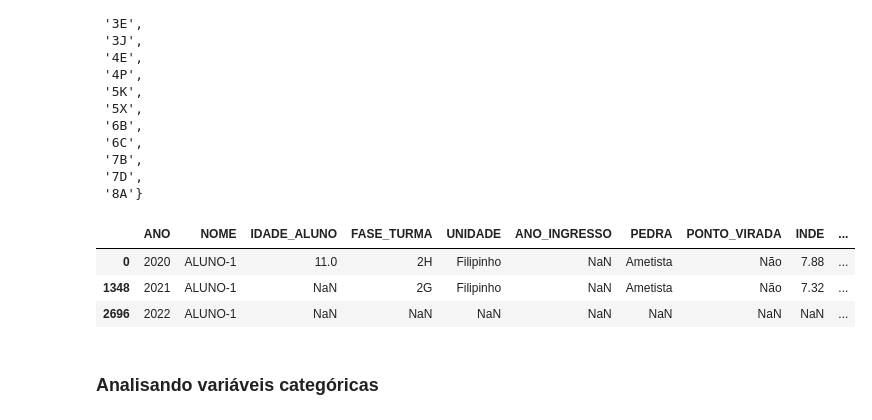
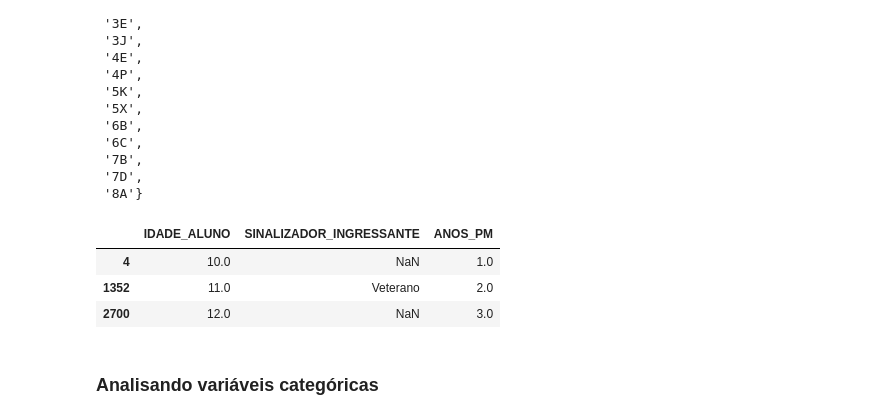
Before and after one commit to jorgeplatero/postech_techchallenge_fase_5, a Jupyter notebook: techchallenge_fase_5.ipynb, the cells around one changed output. Drawn from its saved outputs; the diff is of its cells as text; code cells hidden in the pictures.

```diff
--- a/techchallenge_fase_5.ipynb
+++ b/techchallenge_fase_5.ipynb
@@ -253,7 +253,7 @@ df[df.index == 1258]
 | 1258 | V202 | ALUNO-1259 | D108 | D971 | D207 | D9600 | ... |
 # %%
 #excluindo registro do aluno 1259 (valores inválidos)
-df = df.drop(1258).reset_index()
+df = df.drop(1258).reset_index(drop=True)
 # %%
 df.loc[df['INDE_2021'] == '#NULO!']
 # %% [output]
@@ -385,16 +405,17 @@ df['IDADE_ALUNO_2020'] = df['IDADE_ALUNO_2020'].astype(float)
 #2021
 idade_aluno_2021 = []
 for i in range(len(df['IDADE_ALUNO_2020'])):
-    if df['SINALIZADOR_INGRESSANTE_2021'][i] == 'Veterano':
+    try:
+        df.notnull().iloc[i, 2]
         idade_aluno_2021.append(df['IDADE_ALUNO_2020'][i] + 1)
-    else:
+    except:
         idade_aluno_2021.append(np.nan)
 df['IDADE_ALUNO_2021'] = idade_aluno_2021
 anos_pm_2021 = []
 for i in range(len(df['ANOS_PM_2020'])):
-    if df['SINALIZADOR_INGRESSANTE_2021'][i] == 'Ingressante':
-        anos_pm_2021.append(0)
-    elif df['SINALIZADOR_INGRESSANTE_2021'][i] == np.nan:
+    if df['SINALIZADOR_INGRESSANTE_2021'][i] == 'Ingressante' and df.isnull().iloc[i, 4]:
+        anos_pm_2021.append(1)
+    elif df['SINALIZADOR_INGRESSANTE_2021'][i] == np.nan and df.isnull().iloc[i, 4]:
         anos_pm_2021.append(np.nan)
     else:
         anos_pm_2021.append(df['ANOS_PM_2020'][i] + 1)
@@ -423,20 +444,35 @@ for i in range(len(df['TURMA_2021'])):
         fase_turma_2021.append(f'{df["FASE_2021"][i]}{df["TURMA_2021"][i]}')
     else:
         fase_turma_2021.append(np.nan)
-
 df['FASE_TURMA_2021'] = fase_turma_2021
 df.drop('FASE_2021', axis=1, inplace=True)
 df.drop('TURMA_2021', axis=1, inplace=True)
 
 #2022
-df['ANOS_PM_2022'] =  2022 - df['ANO_INGRESSO_2022']
+anos_pm_2022 = []
+for i in range(len(df['ANOS_PM_2020'])):
+    if df['ANO_INGRESSO_2022'][i] < 2022:
+        anos_pm_2022.append(2022 - df['ANO_INGRESSO_2022'][i])
+    elif df['ANO_INGRESSO_2022'][i] == np.nan:
+        if df.notnull().iloc[i, 4]:
+            if df.notnull().iloc[i, 19]:
+                anos_pm_2022.append(df['ANOS_PM_2021'][i] + 1)
+    elif df.notnull().iloc[i, 39]:
+        anos_pm_2022.append(1)
+    else:
+        anos_pm_2022.append(np.nan)
+
+
+df['ANOS_PM_2022'] = anos_pm_2022
+
 df['INSTITUICAO_ENSINO_ALUNO_2022'] = np.nan
 df['INDE_CONCEITO_2022'] = np.nan
 idade_aluno_2022 = []
 for i in range(len(df['IDADE_ALUNO_2020'])):
-    if df['SINALIZADOR_INGRESSANTE_2021'][i] == 'Veterano':
+    try:
+        df.notnull().iloc[i, 2]
         idade_aluno_2022.append(df['IDADE_ALUNO_2020'][i] + 2)
-    else:
+    except:
         idade_aluno_2022.append(np.nan)
 df['IDADE_ALUNO_2022'] = idade_aluno_2022
 df['DEFASAGEM_2022'] = np.nan
@@ -585,12 +621,12 @@ set(df[df['UNIDADE'].isna() & ~df['FASE_TURMA'].isna()]['FASE_TURMA'])
 # %%
 df.to_csv('dados/pede_passos_dataset_fiap_limpo.csv', index=False)
 # %%
-df[df['NOME'] == 'ALUNO-1']
+df[df['NOME'] == 'ALUNO-5'][['IDADE_ALUNO', 'SINALIZADOR_INGRESSANTE', 'ANOS_PM']]
 # %% [output]
-|  | ANO | NOME | IDADE_ALUNO | FASE_TURMA | UNIDADE | ANO_INGRESSO | PEDRA | PONTO_VIRADA | INDE | ... |
-| 0 | 2020 | ALUNO-1 | 11.0 | 2H | Filipinho | NaN | Ametista | Não | 7.88 | ... |
-| 1348 | 2021 | ALUNO-1 | NaN | 2G | Filipinho | NaN | Ametista | Não | 7.32 | ... |
-| 2696 | 2022 | ALUNO-1 | NaN | NaN | NaN | NaN | NaN | NaN | NaN | ... |
+|  | IDADE_ALUNO | SINALIZADOR_INGRESSANTE | ANOS_PM |
+| 4 | 10.0 | NaN | 1.0 |
+| 1352 | 11.0 | Veterano | 2.0 |
+| 2700 | 12.0 | NaN | 3.0 |
 # %% [markdown]
 ### Analisando variáveis categóricas
 # %%
```
Also changed, not shown: parts of 8 cells of this notebook, 1 other file.
